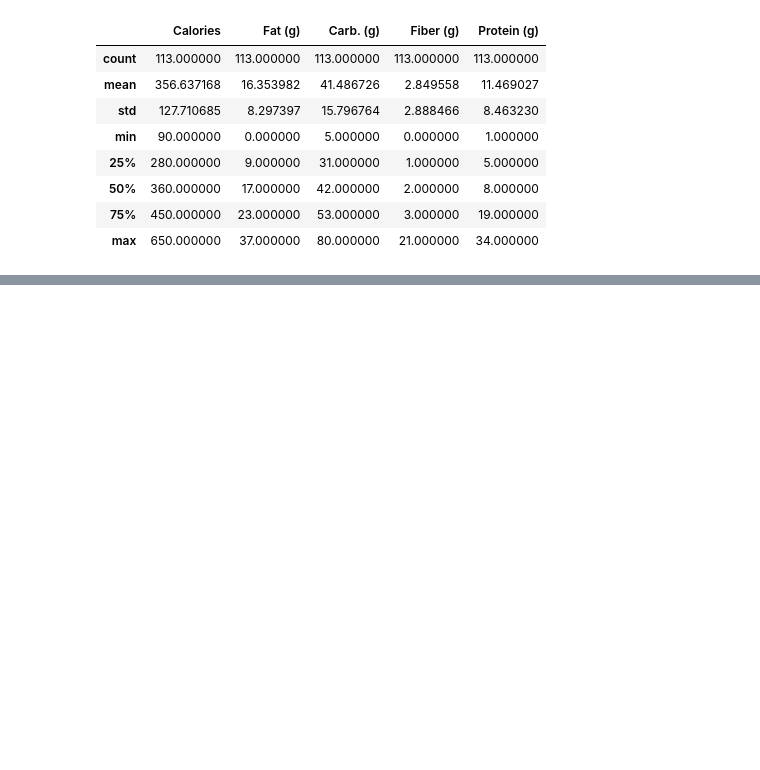
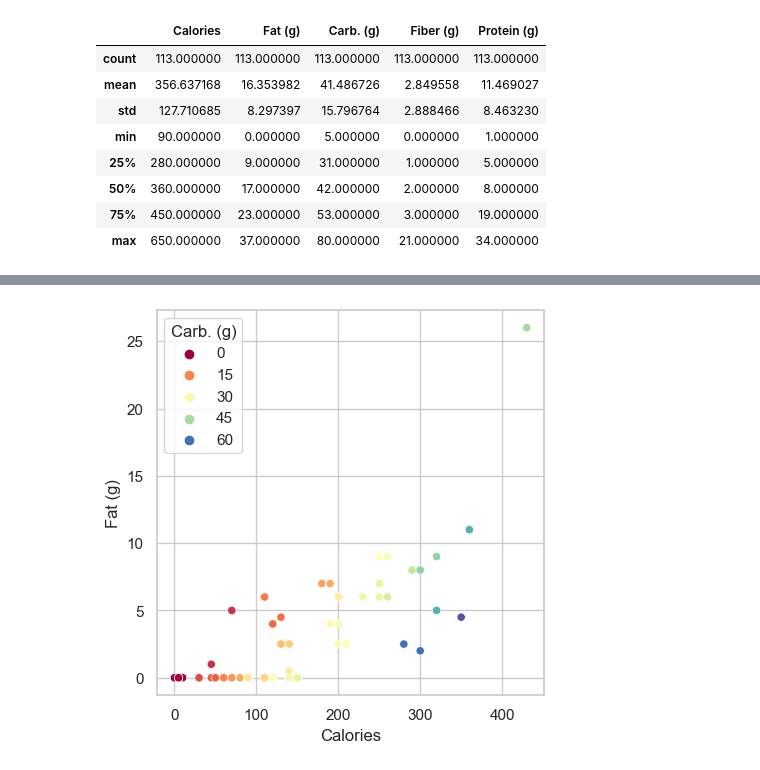
Before and after one commit to kunjshah0703/PersonalProjects, a Jupyter notebook: Starbucks.ipynb, the cells around one changed output, grey strips where cells are left out. Cells and saved outputs as stored; diff of their text form; code cells hidden in the pictures; blank space fills up the shorter version.

```diff
--- a/Starbucks.ipynb
+++ b/Starbucks.ipynb
@@ -589,0 +725,7 @@ df_nutrition_food_copy.to_csv('Cleaned_nutrition_food.csv', index=False)
+# %%
+plt.figure(figsize=(5, 5))
+sns.set_theme(style='whitegrid')
+sns.scatterplot(data = df_nutrition_drinks, x = 'Calories', y = 'Fat (g)', hue = 'Carb. (g)', palette = 'Spectral')
+plt.show()
+# %% [output]
+[figure, added]
```
Also changed, not shown: parts of 20 cells of this notebook, 1 other file.
